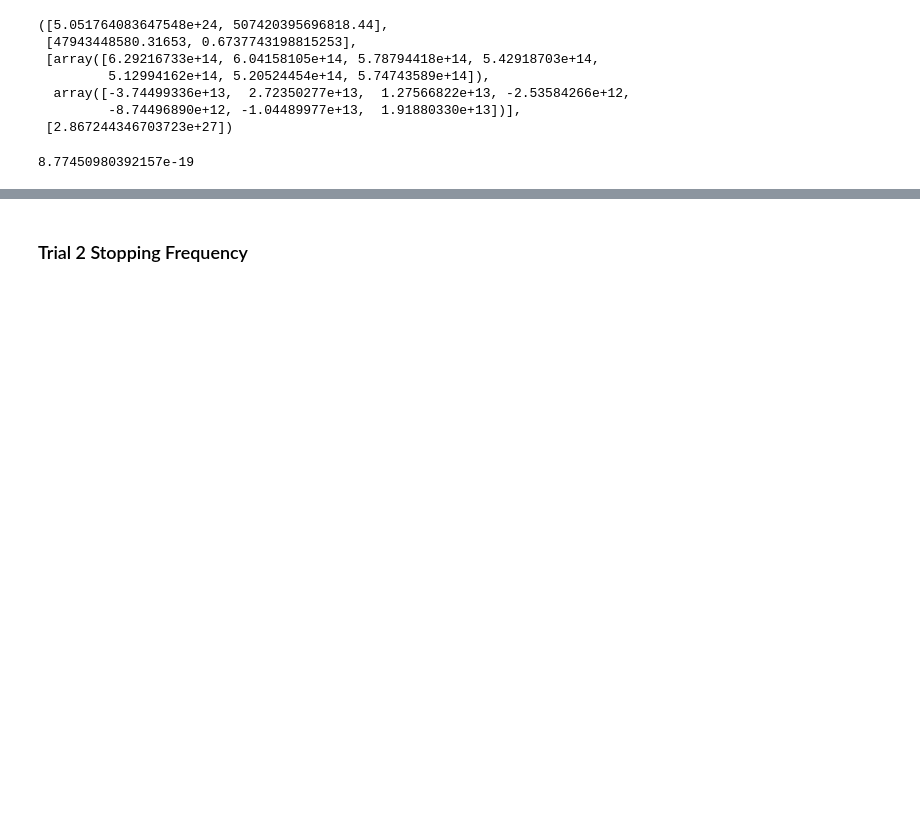
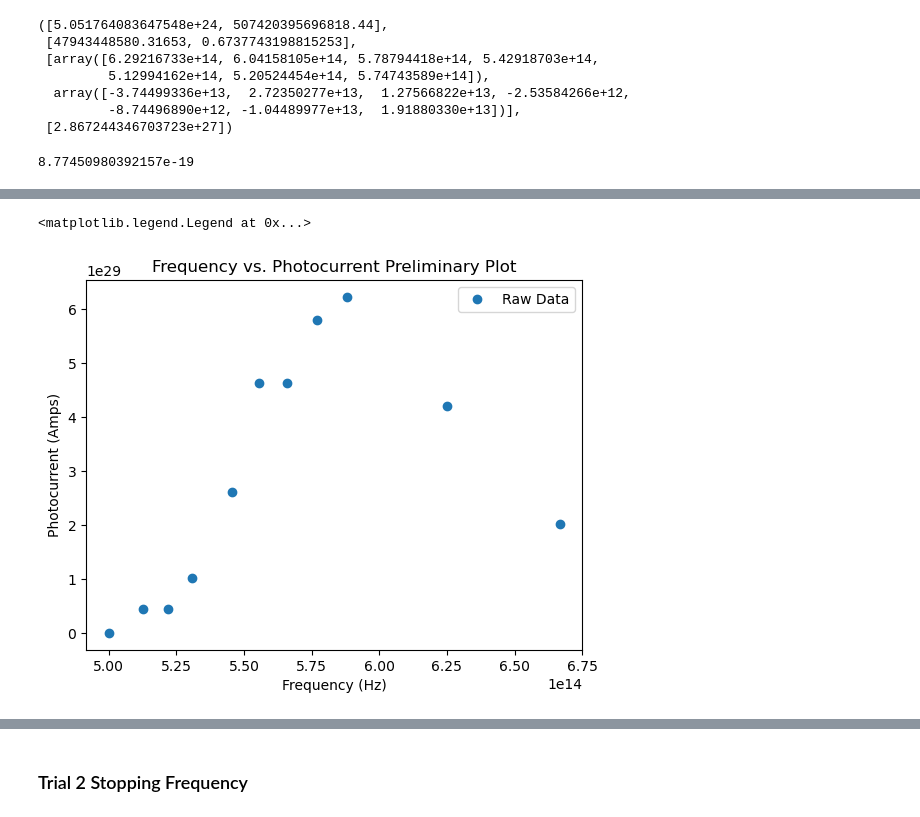
Before and after one commit to AyushmaanAggarwal/Physics-5CL-Capstone-Project, a Jupyter notebook: Cutoff Frequency.ipynb, the cells around one changed output, grey strips where cells are left out. Drawn from its saved outputs; the diff is of its cells as text; code cells hidden in the pictures; blank space fills up the shorter version.

```diff
--- a/Cutoff Frequency.ipynb
+++ b/Cutoff Frequency.ipynb
@@ -111,0 +126,12 @@ Equation: y = (5.1e+24±4.8e+10)*x + (5.1e+14±0.67)
+# %%
+##use linear fit, then analyze fit after normalizing with garima's model.
+weighted_photocurrent = np.divide(photocurrent, gaussian(wavelength_m, a, b, c))
+plt.figure()
+plt.title("Frequency vs. Photocurrent Preliminary Plot")
+plt.xlabel("Frequency (Hz)")
+plt.ylabel("Photocurrent (Amps)")
+plt.errorbar(y=weighted_photocurrent, x=freq[0], fmt="o", label="Raw Data")
+plt.legend()
+# %% [output]
+<matplotlib.legend.Legend at 0x...>
+[figure, added]
```
Also changed, not shown: parts of 9 cells of this notebook.
